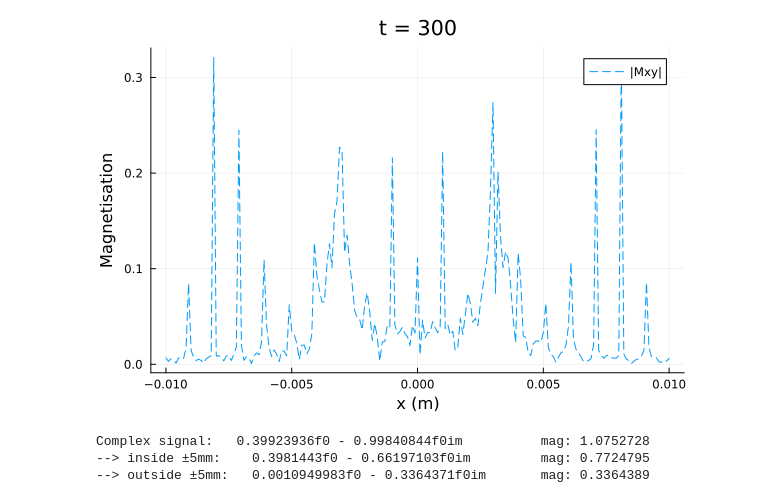
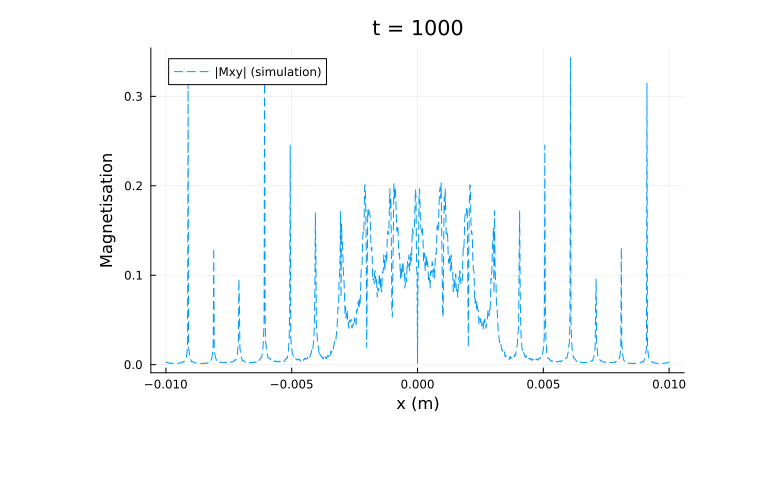
Before and after one commit to lucyarmitage/MScProject, a Jupyter notebook: Dictionary/voxel_contributions.ipynb, the cells around one changed output. Saved outputs shown, nothing was run; the diff lists cells and outputs as text; code cells hidden in the pictures; blank space fills up the shorter version.

```diff
--- a/Dictionary/voxel_contributions.ipynb
+++ b/Dictionary/voxel_contributions.ipynb
@@ -61,47 +66,19 @@ sig_clean = dropdims(sig; dims=(3,4))
    0.0012542+0.00292719im     -0.00124631+0.00292923im
   0.00124146+0.00252357im     -0.00123467+0.00251916im
   0.00148897+0.00224826im     -0.00148765+0.00224033im
-# %%
-t_idx = 300
-
-Mxy_t = sig_clean[t_idx, :]  # voxels' signals at t
-
-Mmag = abs.(Mxy_t)
-Mphase = angle.(Mxy_t)
-# Mx = real(Mxy_t)
-# My = imag(Mxy_t)
-
-
-plot(x_pos, Mmag, label="|Mxy|", linestyle=:dash, ylabel="Magnetisation", xlabel="x (m)", title="t = $(t_idx)")
-#plot!(x_pos, Mphase, label="Phase(Mxy)", linestyle=:dot)
-
-
-# ref_vector = sum(Mxy_t)
-# ref_phase = angle(ref_vector)
-# phase_diff = abs.(angle.(exp.(im .* (Mphase .- ref_phase))))  # angular distance from net phase
-# threshold = 0.1 * maximum(Mmag)
-# signal_mask = (Mmag .> threshold) .& (phase_diff .< π/4)
-#scatter!(x_pos[signal_mask], Mmag[signal_mask],
-         #label="Coherent contributors", color=:red, marker=:circle, ms=4)
-# %% [output]
-[figure, removed]
-# %%
-slice_thickness = 10e-3
-inside_mask = abs.(x_pos) .<= (slice_thickness / 2)
-outside_mask = .!inside_mask
-
-S_total   = sum(Mxy_t)
-S_inside  = sum(Mxy_t[inside_mask])
-S_outside = sum(Mxy_t[outside_mask])
-
-
-println("Complex signal:   ", S_total, "          mag: ", abs(S_total))
-println("--> inside ±5mm:    ", S_inside, "         mag: ", abs(S_inside))
-println("--> outside ±5mm:   ", S_outside, "       mag: ", abs(S_outside))
-# %% [output]
-Complex signal:   0.39923936f0 - 0.99840844f0im          mag: 1.0752728
---> inside ±5mm:    0.3981443f0 - 0.66197103f0im         mag: 0.7724795
---> outside ±5mm:   0.0010949983f0 - 0.3364371f0im       mag: 0.3364389
+# %%
+t_idx = 1000
+
+Mxy_t = sig_clean[t_idx, :]
+Mmag = abs.(Mxy_t)
+
+plot(
+    x_pos, Mmag, label="|Mxy| (simulation)",
+    linestyle=:dash, ylabel="Magnetisation", xlabel="x (m)",
+    title="t = $(t_idx)"
+)
+# %% [output]
+[figure, added]
 # %%
 signal = vec(sum(sig_clean, dims=2))
 
```
Also changed, not shown: parts of 11 cells of this notebook.
